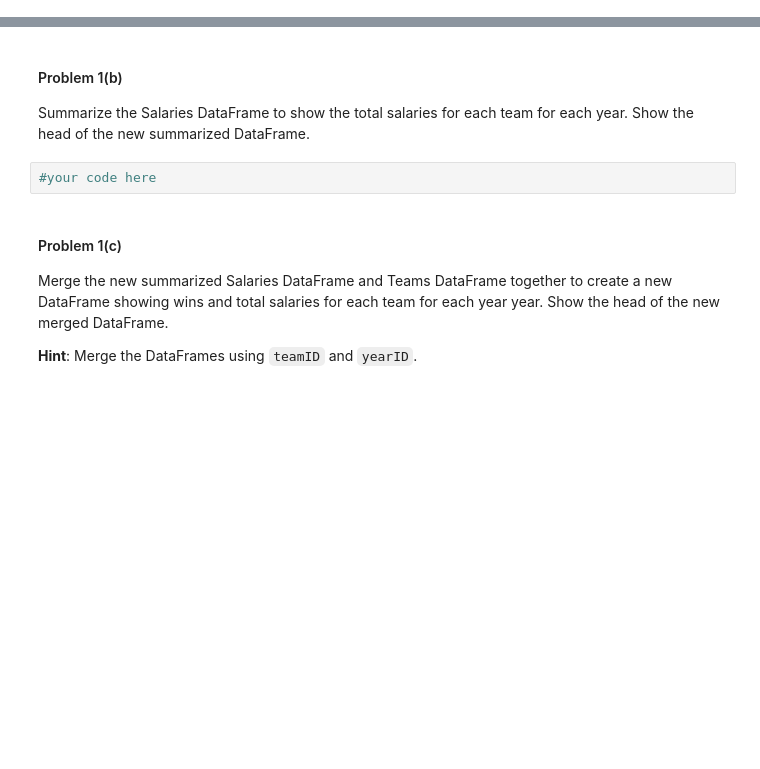
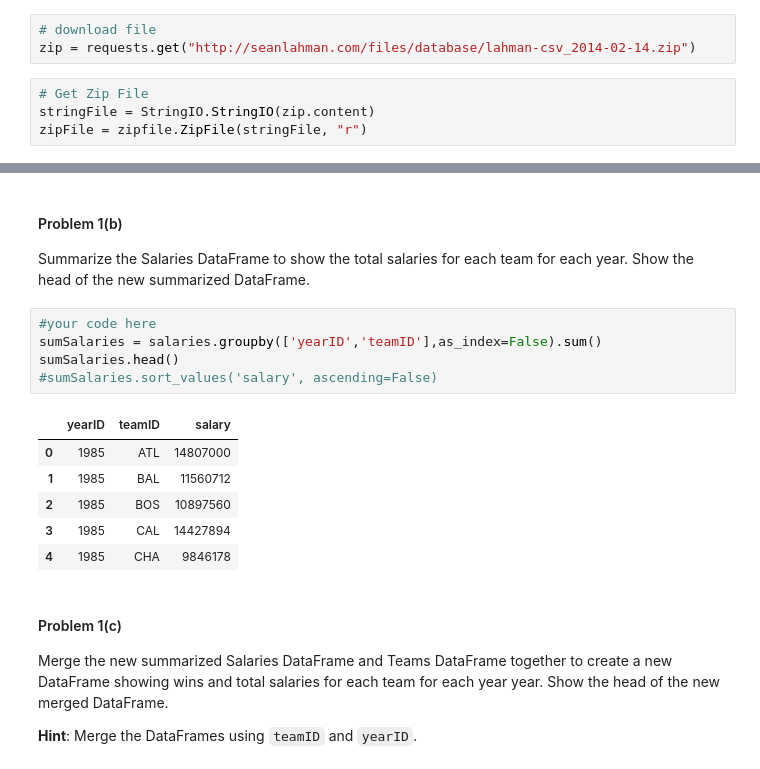
Before and after one commit to Benno26/Cs109HW, a Jupyter notebook: HW1.ipynb, the cells around one changed output, grey strips where cells are left out. Cells and saved outputs as stored; diff of their text form; blank space fills up the shorter version.

```diff
--- a/HW1.ipynb
+++ b/HW1.ipynb
@@ -59,0 +62,7 @@ Load in [these CSV files](http://seanlahman.com/files/database/lahman-csv_2014-0
+# %%
+# download file
+zip = requests.get("http://seanlahman.com/files/database/lahman-csv_2014-02-14.zip")
+# %%
+# Get Zip File
+stringFile = StringIO.StringIO(zip.content)
+zipFile = zipfile.ZipFile(stringFile, "r")
@@ -61,8 +133,18 @@ Load in [these CSV files](http://seanlahman.com/files/database/lahman-csv_2014-0
 #### Problem 1(b)
 
 Summarize the Salaries DataFrame to show the total salaries for each team for each year. Show the head of the new summarized DataFrame.
-# %%
-#your code here
+# %%
+#your code here
+sumSalaries = salaries.groupby(['yearID','teamID'],as_index=False).sum()
+sumSalaries.head()
+#sumSalaries.sort_values('salary', ascending=False)
+# %% [output]
+|  | yearID | teamID | salary |
+| 0 | 1985 | ATL | 14807000 |
+| 1 | 1985 | BAL | 11560712 |
+| 2 | 1985 | BOS | 10897560 |
+| 3 | 1985 | CAL | 14427894 |
+| 4 | 1985 | CHA | 9846178 |
 # %% [markdown]
 #### Problem 1(c)
 
```
Also changed, not shown: parts of 10 cells of this notebook.
